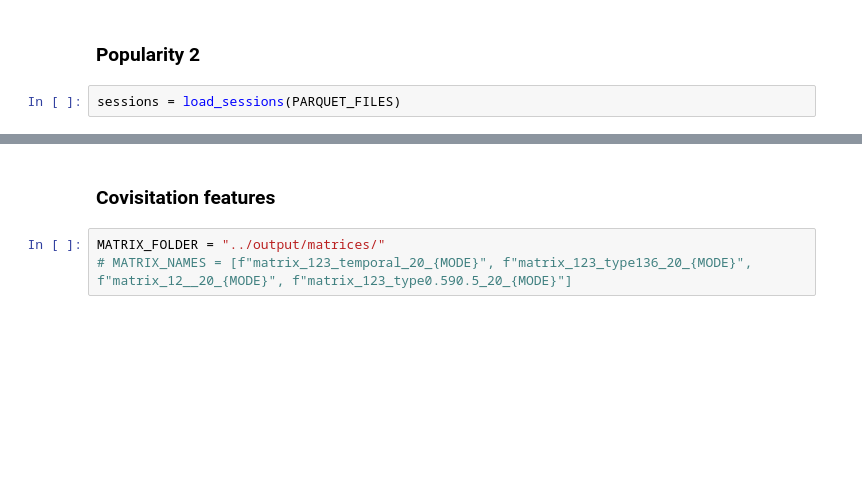
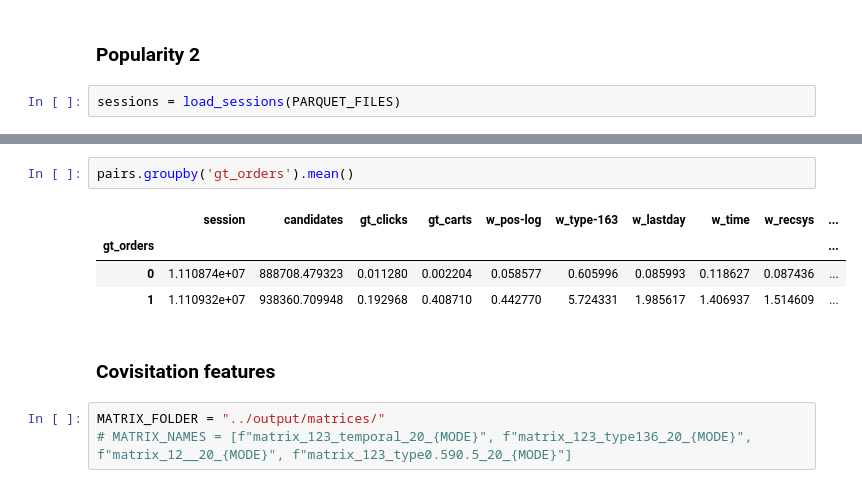
Before and after one commit to TheoViel/kaggle_otto_rs, a Jupyter notebook: notebooks/FE.ipynb, the cells around one changed output, grey strips where cells are left out. Drawn from its saved outputs; the diff is of its cells as text; blank space fills up the shorter version.

```diff
--- a/notebooks/FE.ipynb
+++ b/notebooks/FE.ipynb
@@ -169,3 +204,10 @@ pairs = compute_popularities_new(pairs, sessions, mode=MODE)
+# %%
+pairs.groupby('gt_orders').mean()
+# %% [output]
+|  | session | candidates | gt_clicks | gt_carts | w_pos-log | w_type-163 | w_lastday | w_time | w_recsys | ... |
+| gt_orders |  |  |  |  |  |  |  |  |  | ... |
+| 0 | 1.110874e+07 | 888708.479323 | 0.011280 | 0.002204 | 0.058577 | 0.605996 | 0.085993 | 0.118627 | 0.087436 | ... |
+| 1 | 1.110932e+07 | 938360.709948 | 0.192968 | 0.408710 | 0.442770 | 5.724331 | 1.985617 | 1.406937 | 1.514609 | ... |
 # %% [markdown]
 ### Covisitation features
 # %%
```
Also changed, not shown: parts of 10 cells of this notebook, 20 other files.
